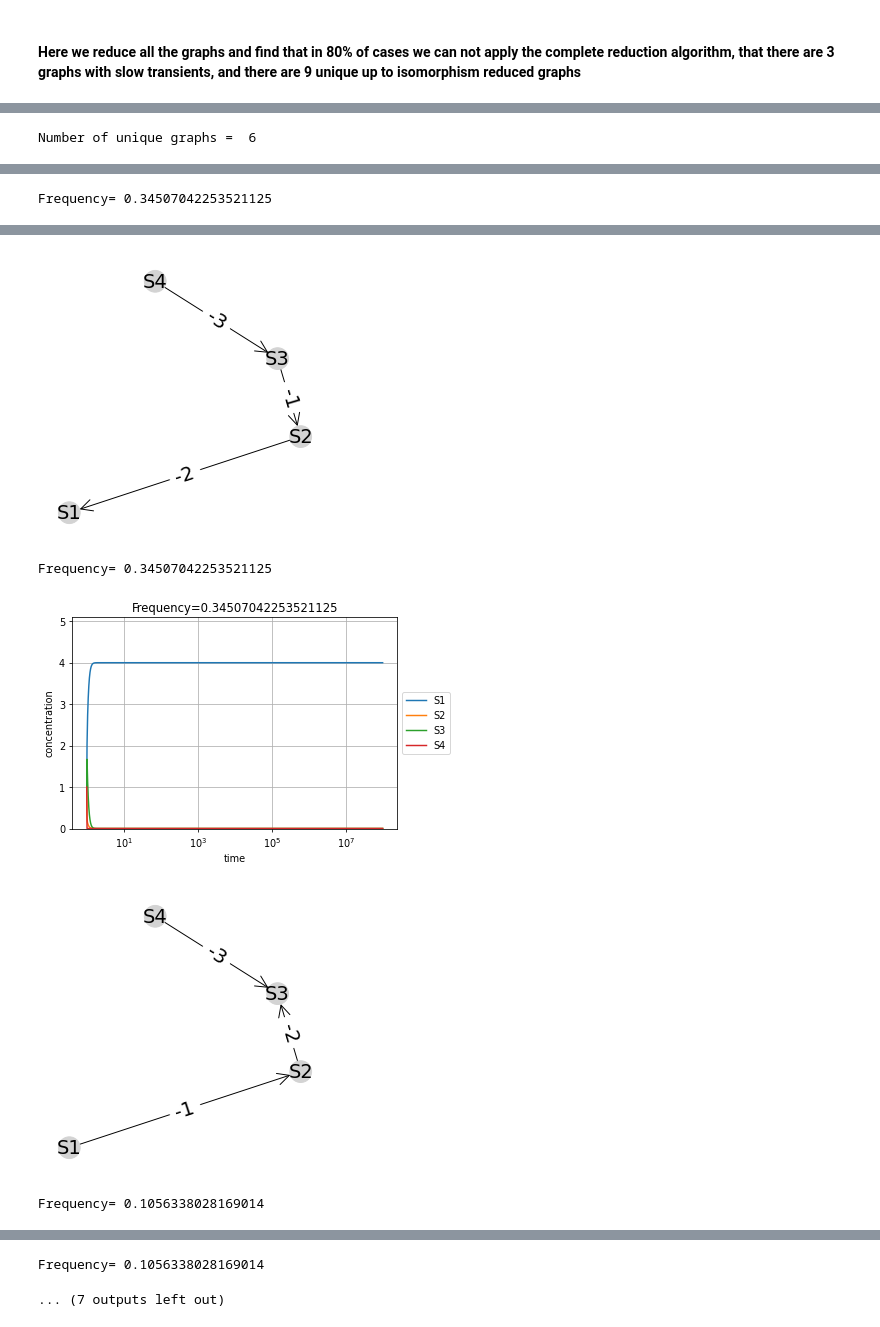
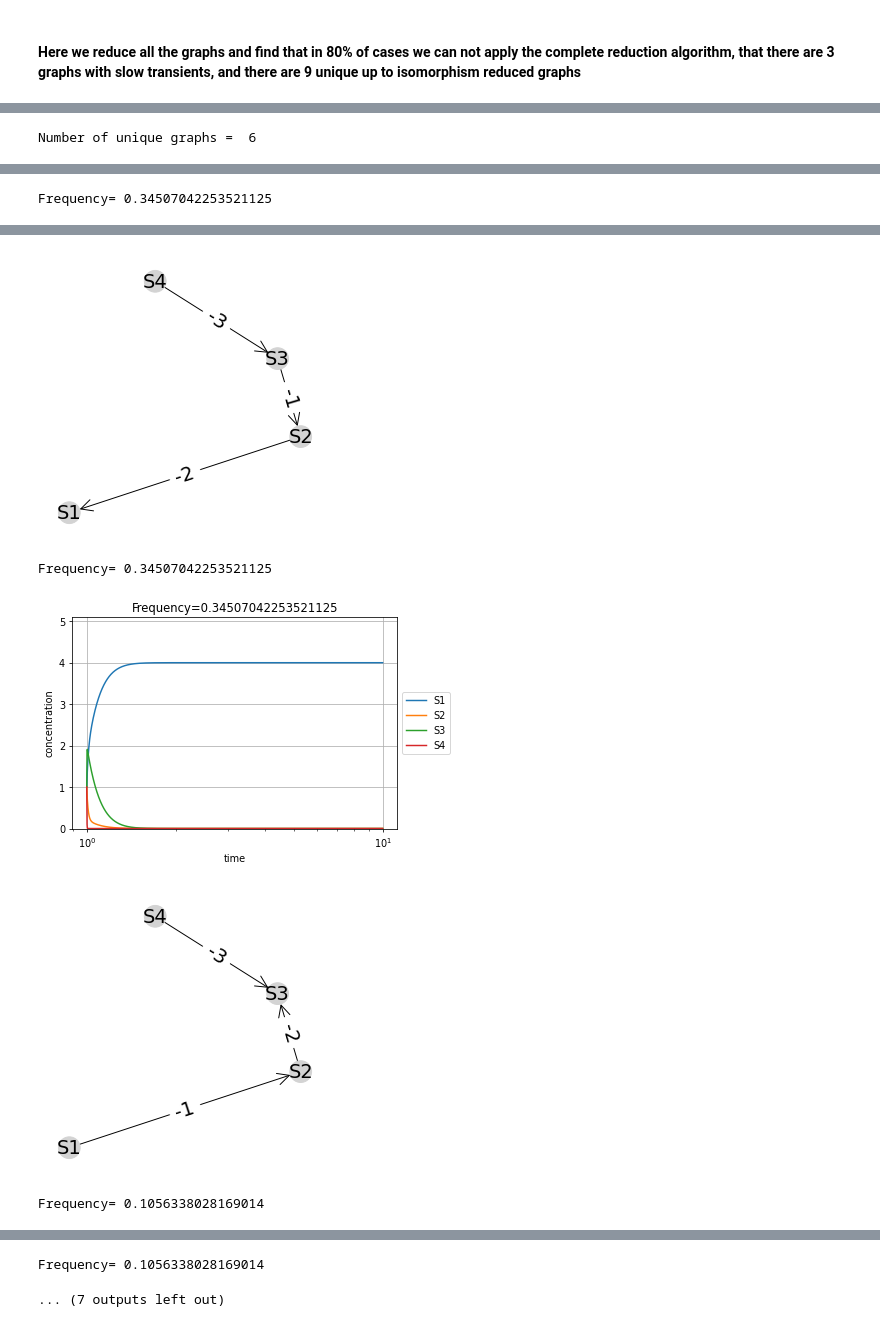
Before and after one commit to oradules/LNetReduce, a Jupyter notebook: Example_Petrov_paper.ipynb, the cells around one changed output, grey strips where cells are left out. Cells and saved outputs as stored; diff of their text form; code cells hidden in the pictures.

```diff
--- a/Example_Petrov_paper.ipynb
+++ b/Example_Petrov_paper.ipynb
@@ -37,7 +37,7 @@ def plot_dynamics(G,title='',timescale=5,highlighted_node=None):
         X[i,0] = node_names.index(e[0])
         X[i,1] = node_names.index(e[1])
         X[i,2] = G.get_edge_data(e[0],e[1])['weight']
-    (t,XX,_) = simulate(X.T, timescale)
+    (t,XX,_) = simulation.simulate(X.T, timescale)
     simulation.plot_trace(XX,logy=False,logx=True,labels=node_names,time=t)
     #simulation.plot_trace(XX,logy=False,logx=True,time=t)
     if not highlighted_node is None:
@@ -218,7 +218,7 @@ else:
 
 do_plot_dynamics = True
 
-timescale=5
+timescale=1
 
 k = 0
 for i in irx:
@@ -323,7 +323,7 @@ else:
 
 do_plot_dynamics = True
 
-timescale=8
+timescale=1
 
 k = 0
 for i in irx:
@@ -353,5 +353,5 @@ Frequency= 0.34507042253521125
 [figure]
 Frequency= 0.34507042253521125
-[figure, old version]
+[figure, new version]
 [figure]
 Frequency= 0.1056338028169014
```
Also changed, not shown: parts of 4 cells of this notebook.
